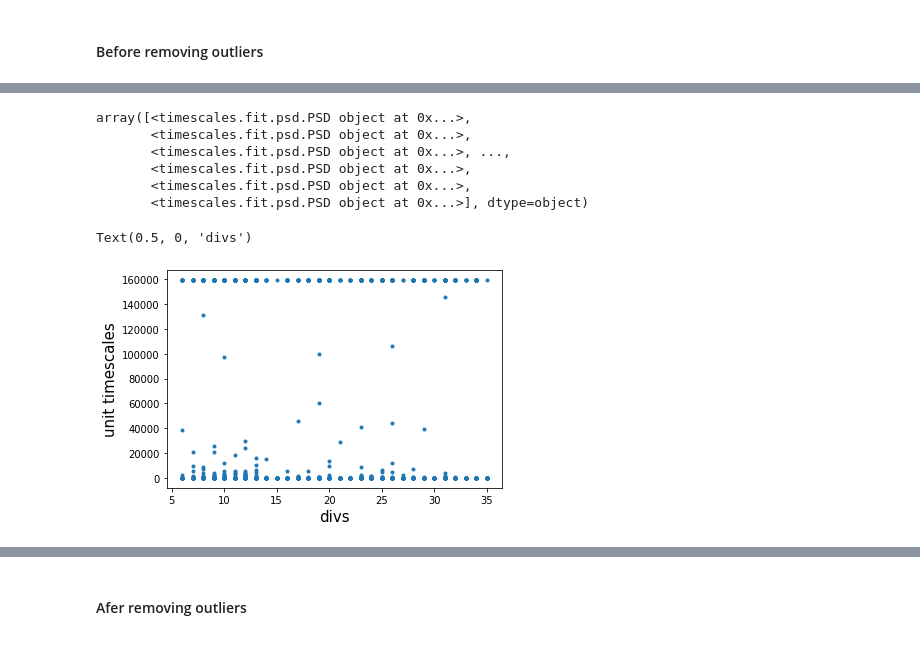
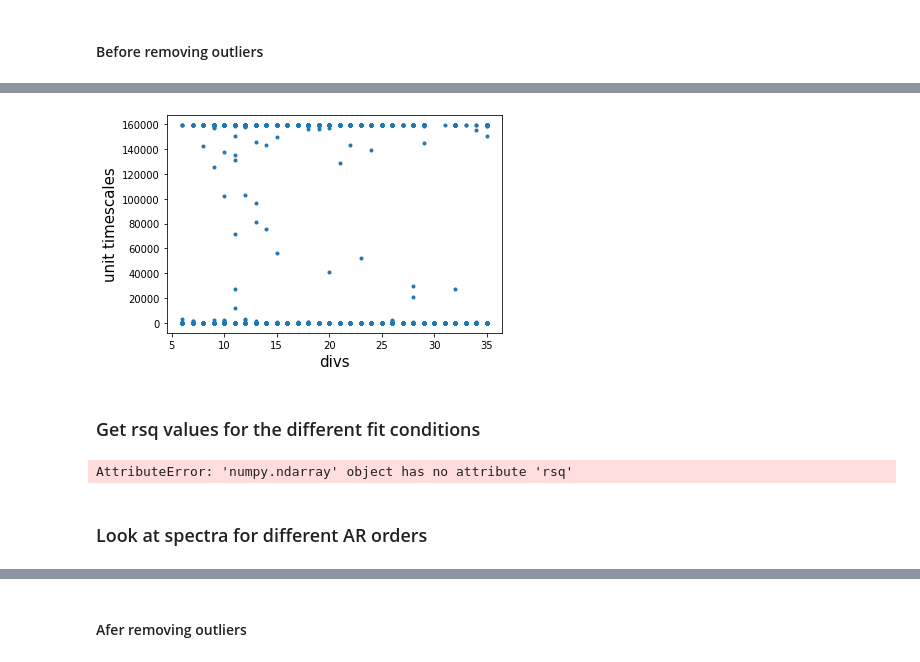
Before and after one commit to voytekresearch/timescale_development, a Jupyter notebook: rat_analysis_workflow/timescale-methods_estimations-optimization.ipynb, the cells around one changed output, grey strips where cells are left out. Saved outputs shown, nothing was run; the diff lists cells and outputs as text; code cells hidden in the pictures.

```diff
--- a/rat_analysis_workflow/timescale-methods_estimations-optimization.ipynb
+++ b/rat_analysis_workflow/timescale-methods_estimations-optimization.ipynb
@@ -995,9 +1581,8 @@ Text(0.5, 0, 'divs')
 # %%
-wPSD_opt_flip
+#Welch results
+plt.plot(wdivs, wf_w_tau, '.')
+plt.ylabel('unit timescales', size=15)
+plt.xlabel('divs', size=15)
+plt.show()
 # %% [output]
-array([<timescales.fit.psd.PSD object at 0x...>,
-       <timescales.fit.psd.PSD object at 0x...>,
-       <timescales.fit.psd.PSD object at 0x...>, ...,
-       <timescales.fit.psd.PSD object at 0x...>,
-       <timescales.fit.psd.PSD object at 0x...>,
-       <timescales.fit.psd.PSD object at 0x...>], dtype=object)
+[figure, added]
@@ -1006,7 +1589,21 @@ def help(whoknows):
-# %%
-plt.plot(ardivs, arPSD_tau_opt, '.')
-plt.ylabel('unit timescales', size=15)
-plt.xlabel('divs', size=15)
-# %% [output]
-Text(0.5, 0, 'divs')
-[figure, removed]
+# %% [markdown]
+### Get rsq values for the different fit conditions
+# %%
+rsq_wPSD = []
+rsq_arPSD = []
+
+rsq_full_wPSD = []
+rsq_full_arPSD = []
+
+
+for w in wPSD:
+    rsq_wPSD.append(w.rsq)
+    rsq_full_wPSD.append(w.rsq_full)
+
+for ar in arPSD:
+    rsq_arPSD.append(ar.rsq)
+    rsq_full_arPSD.append(ar.rsq_full)
+# %% [output]
+AttributeError: 'numpy.ndarray' object has no attribute 'rsq'
+# %% [markdown]
+### Look at spectra for different AR orders
```
Also changed, not shown: parts of 125 cells of this notebook.
